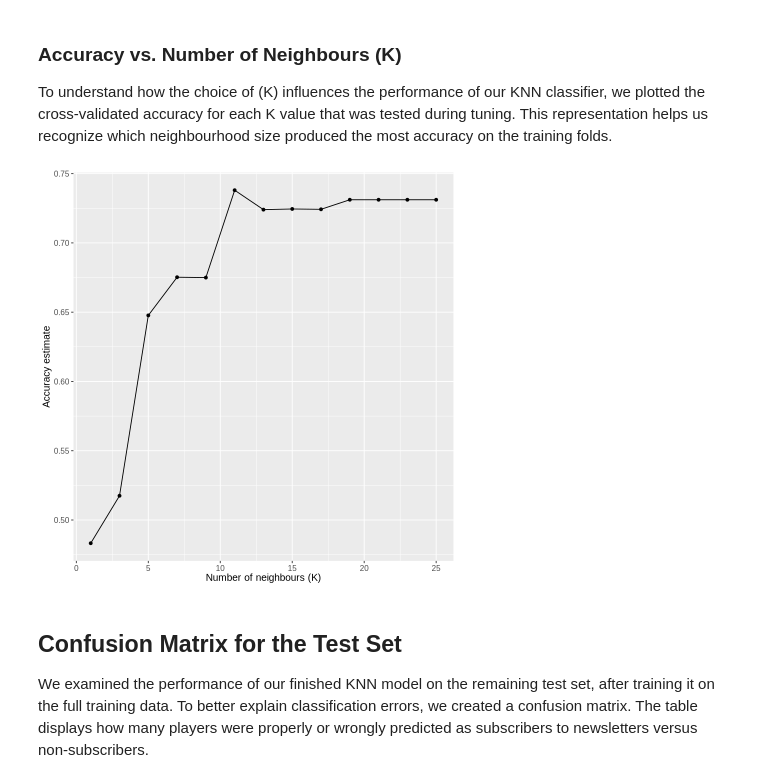
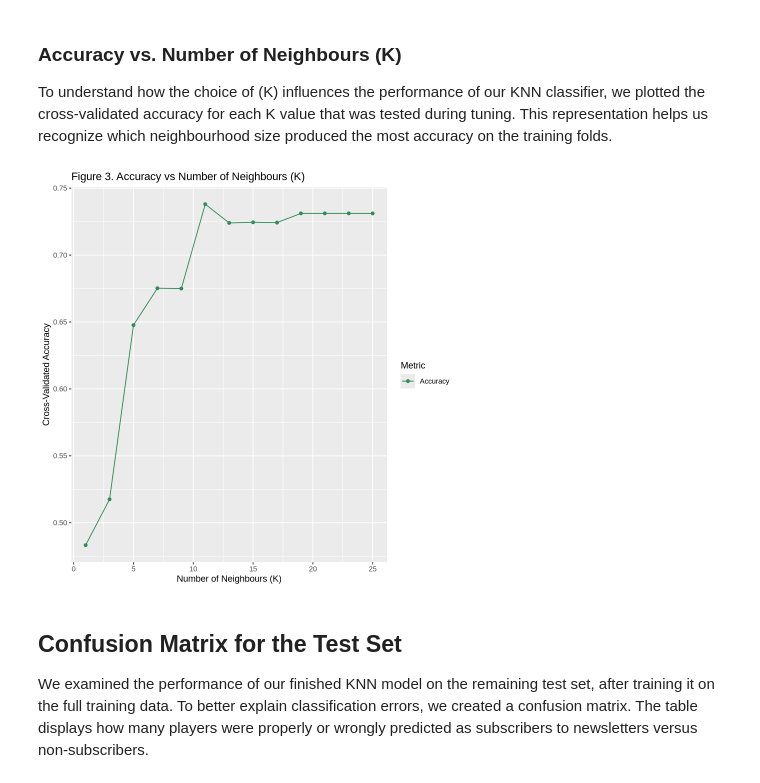
Before and after one commit to cassidoi/dsci-100-2025w1-group36-cassidy, a Jupyter notebook: project_final_report.ipynb, the cells around one changed output. Saved outputs shown, nothing was run; the diff lists cells and outputs as text; code cells hidden in the pictures.

Commit message:
Improved Accuracy-vs-K Plot Styling and Add Figure Label
The Accuracy vs. Number of Neighbours (K) plot has been updated by improving the colour scheme, adding a legend, clarifying axis labels, and incorporating a clear figure title.

```diff
--- a/project_final_report.ipynb
+++ b/project_final_report.ipynb
@@ -365,21 +365,20 @@ classifier, we plotted the cross-validated accuracy for each K value that was
 tested during tuning.  This representation helps us recognize which neighbourhood
 size produced the most accuracy on the training folds.
 # %%
-knn_metrics <- knn_results |>
-collect_metrics()
+knn_metrics <- knn_results |> collect_metrics()
 
-knn_acc <- knn_metrics |>
-filter(.metric == "accuracy")
+knn_acc <- knn_metrics |> filter(.metric == "accuracy")
 
-accuracy_vs_k <- ggplot(knn_acc, aes(x = neighbors, y = mean)) +
+accuracy_vs_k <- ggplot(knn_acc, aes(x = neighbors, y = mean, color = "Accuracy", group = 1)) +
 geom_point() +
 geom_line() +
-labs(x = "Number of neighbours (K)",y = "Accuracy estimate") +
-theme(text = element_text(size = 12))
+labs(title = "Figure 3. Accuracy vs Number of Neighbours (K)",x = "Number of Neighbours (K)",y = "Cross-Validated Accuracy",color = "Metric") +
+scale_color_manual(values = c("Accuracy" = "seagreen")) +
+theme(legend.position = "right")
 
 accuracy_vs_k
 # %% [output]
-[figure, old version]
+[figure, new version]
 # %% [markdown]
 ## Confusion Matrix for the Test Set
 
```
